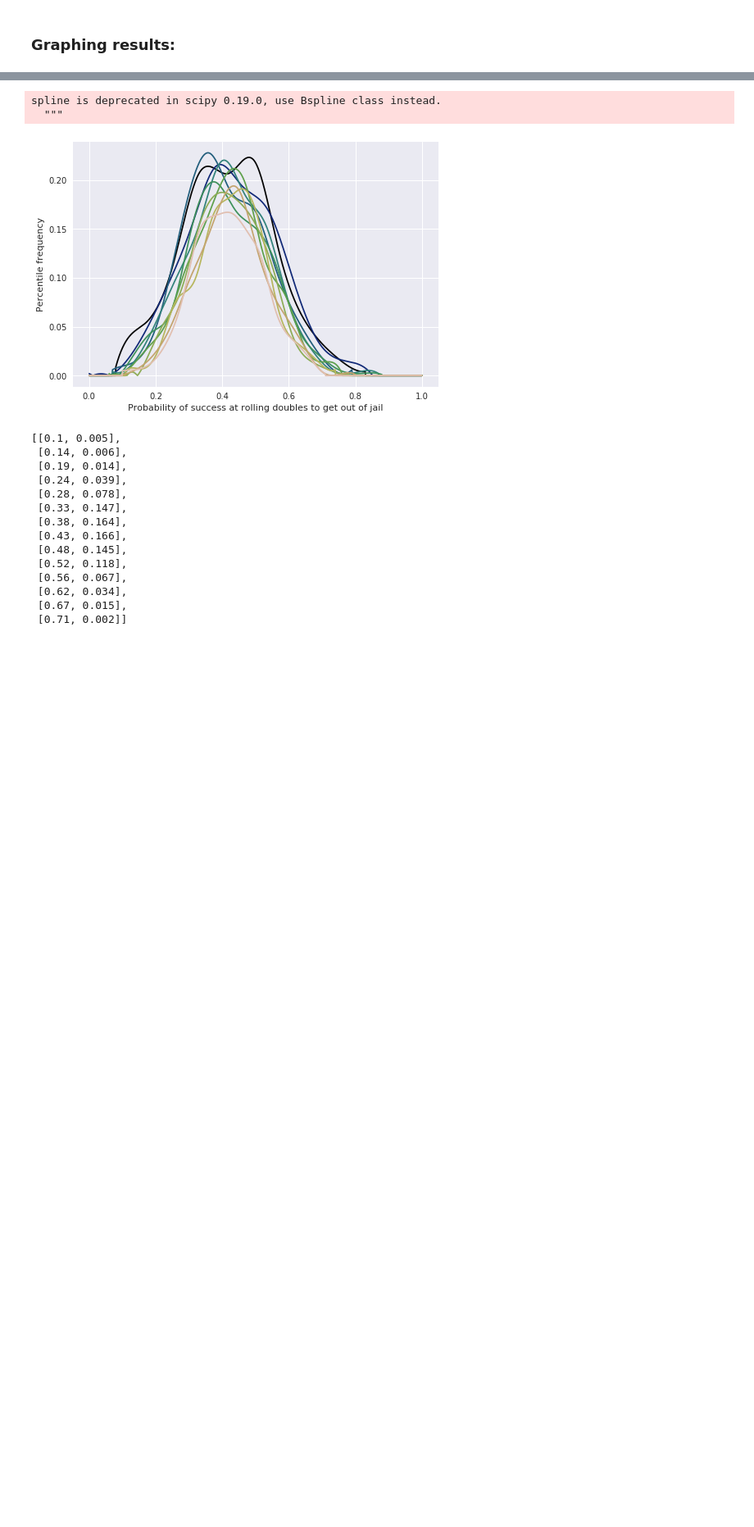
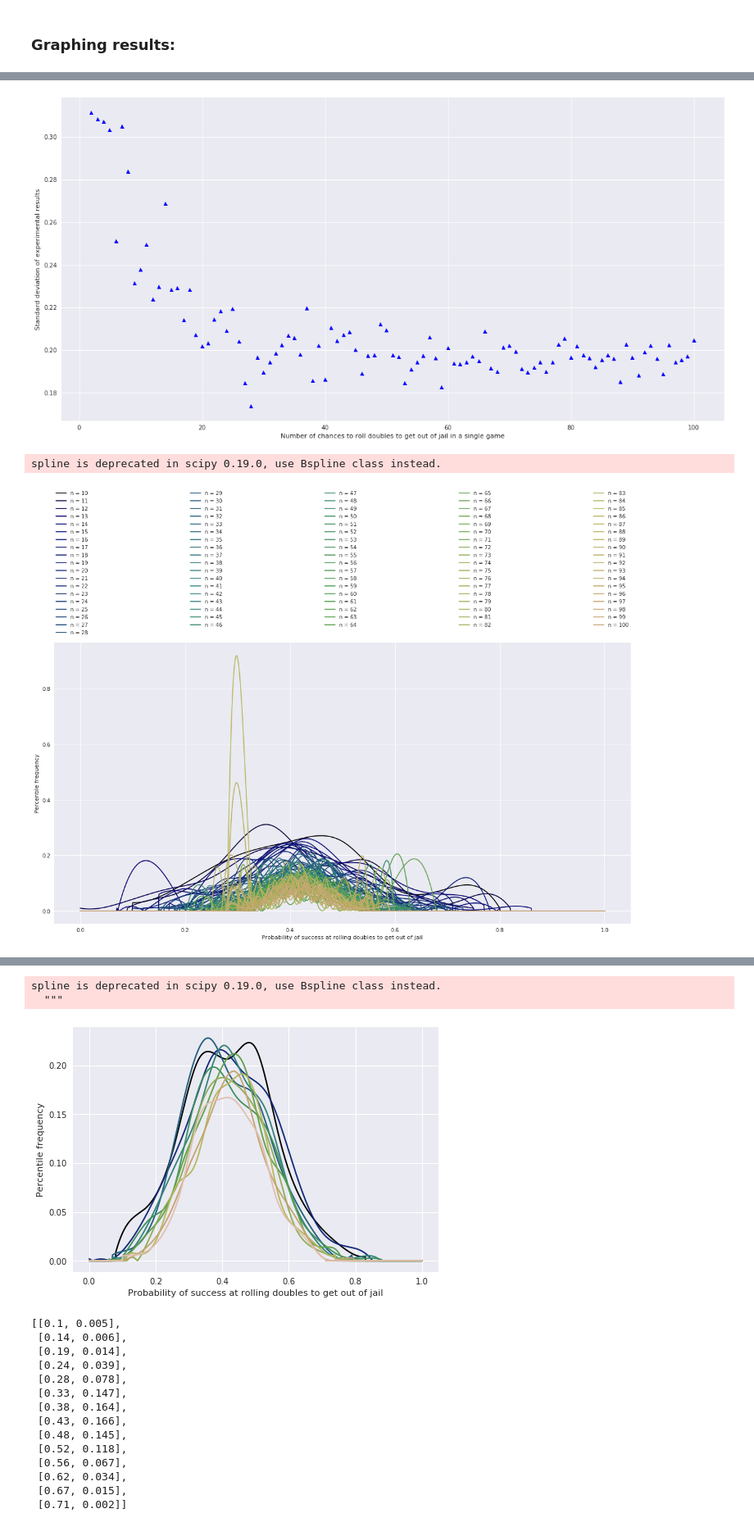
Before and after one commit to bellentuck/Maths, a Jupyter notebook: dice-rolls.ipynb, the cells around one changed output, grey strips where cells are left out. Shown at 82% size. Drawn from its saved outputs; the diff is of its cells as text; code cells hidden in the pictures; blank space fills up the shorter version.

```diff
--- a/dice-rolls.ipynb
+++ b/dice-rolls.ipynb
@@ -139,0 +135,2 @@ testData['50']
+# %%
+data100trials = compileExperimentalData(range(2,101),100)
@@ -211,0 +215,7 @@ graphStd(testData)
+# %%
+graphStd(data100trials)
+graphData(data100trials)
+# %% [output]
+[figure, added]
+spline is deprecated in scipy 0.19.0, use Bspline class instead.
+[figure, added]
```
Also changed, not shown: parts of 14 cells of this notebook.
